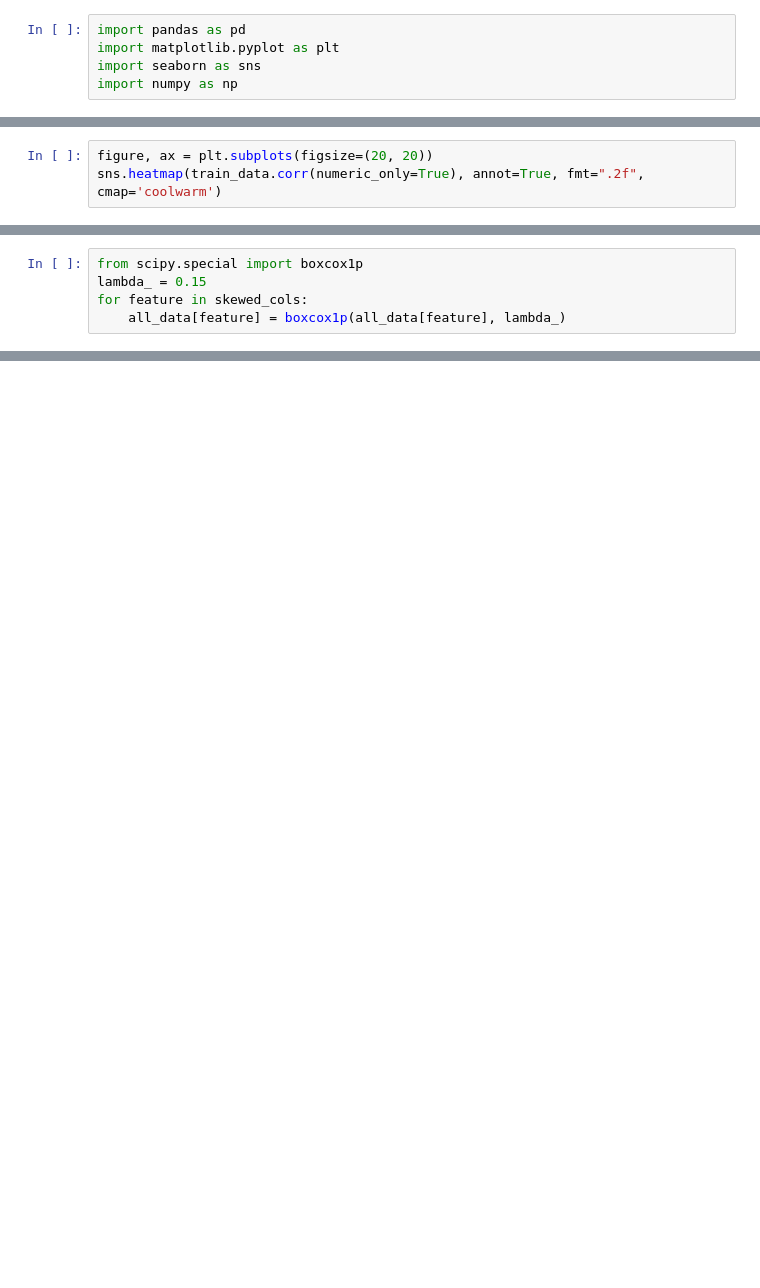
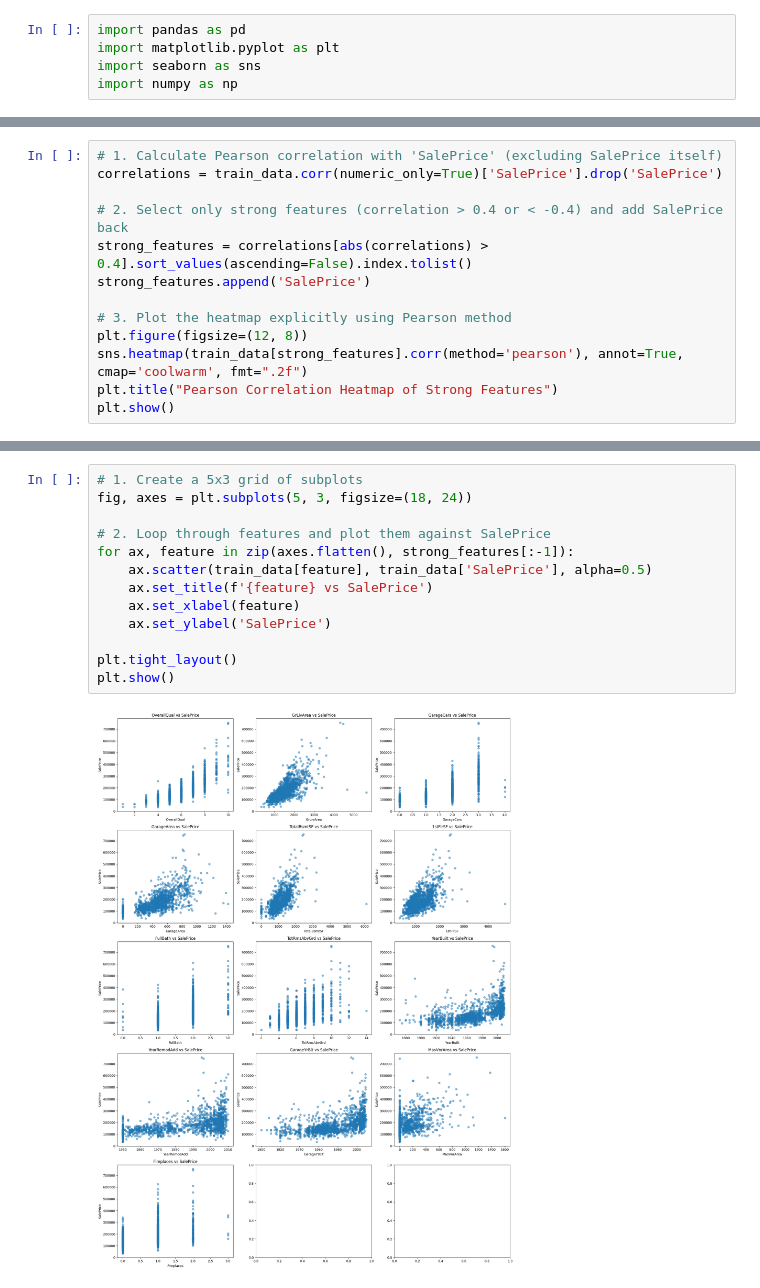
Before and after one commit to misharix30/House-Prices-Prediction-ML, a Jupyter notebook: House_Prices.ipynb, the cells around one changed output, grey strips where cells are left out. Cells and saved outputs as stored; diff of their text form; blank space fills up the shorter version.

```diff
--- a/House_Prices.ipynb
+++ b/House_Prices.ipynb
@@ -111,3 +7,0 @@ Use a heatmap to check correlations between numerical features and SalePrice.
-# %%
-figure, ax = plt.subplots(figsize=(20, 20))
-sns.heatmap(train_data.corr(numeric_only=True), annot=True, fmt=".2f", cmap='coolwarm')
@@ -261,5 +7,0 @@ Apply Box-Cox transformation to reduce skewness.
-# %%
-from scipy.special import boxcox1p
-lambda_ = 0.15
-for feature in skewed_cols:
-    all_data[feature] = boxcox1p(all_data[feature], lambda_)
@@ -265,0 +139,13 @@ for feature in skewed_cols:
+# %%
+# 1. Calculate Pearson correlation with 'SalePrice' (excluding SalePrice itself)
+correlations = train_data.corr(numeric_only=True)['SalePrice'].drop('SalePrice')
+
+# 2. Select only strong features (correlation > 0.4 or < -0.4) and add SalePrice back
+strong_features = correlations[abs(correlations) > 0.4].sort_values(ascending=False).index.tolist()
+strong_features.append('SalePrice')
+
+# 3. Plot the heatmap explicitly using Pearson method
+plt.figure(figsize=(12, 8))
+sns.heatmap(train_data[strong_features].corr(method='pearson'), annot=True, cmap='coolwarm', fmt=".2f")
+plt.title("Pearson Correlation Heatmap of Strong Features")
+plt.show()
@@ -265,0 +160,15 @@ for feature in skewed_cols:
+# %%
+# 1. Create a 5x3 grid of subplots
+fig, axes = plt.subplots(5, 3, figsize=(18, 24))
+
+# 2. Loop through features and plot them against SalePrice
+for ax, feature in zip(axes.flatten(), strong_features[:-1]):
+    ax.scatter(train_data[feature], train_data['SalePrice'], alpha=0.5)
+    ax.set_title(f'{feature} vs SalePrice')
+    ax.set_xlabel(feature)
+    ax.set_ylabel('SalePrice')
+
+plt.tight_layout()
+plt.show()
+# %% [output]
+[figure, added]
```
Also changed, not shown: parts of 109 cells of this notebook.
